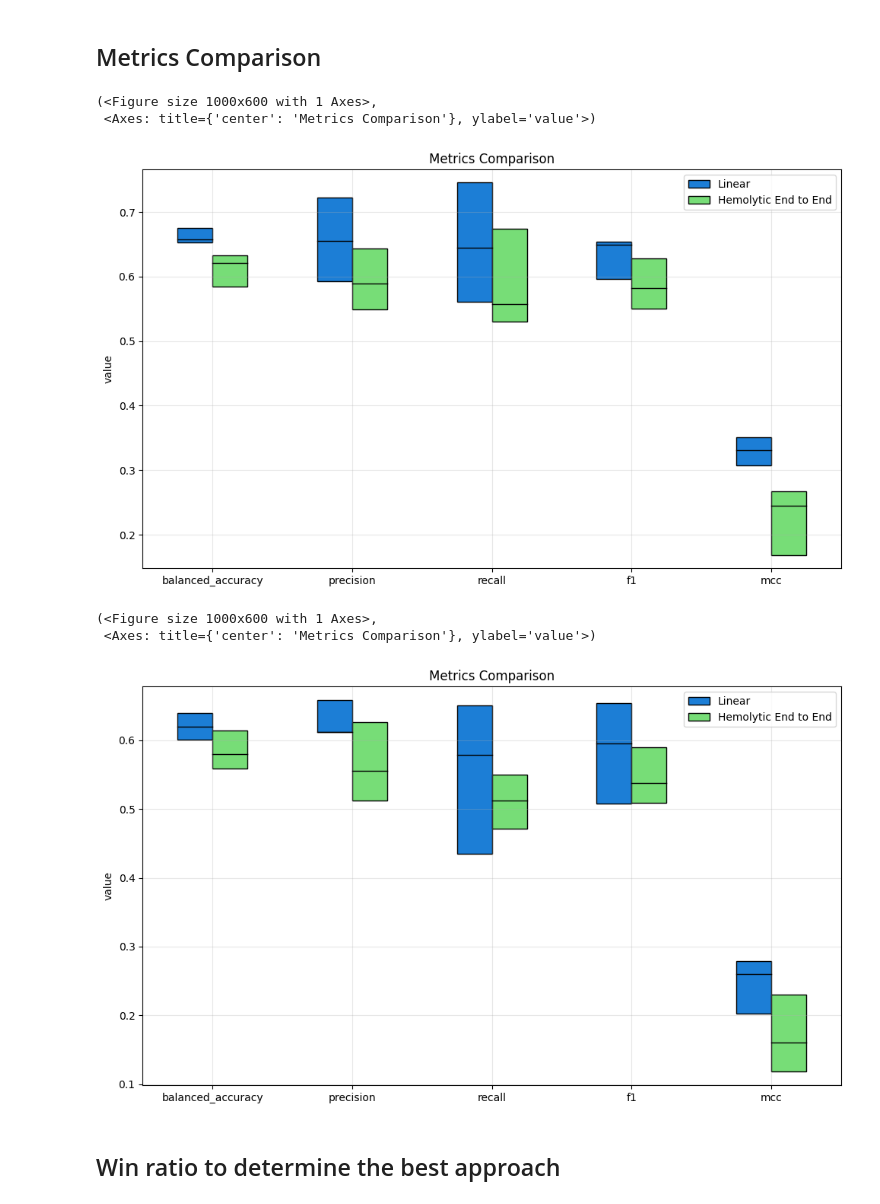
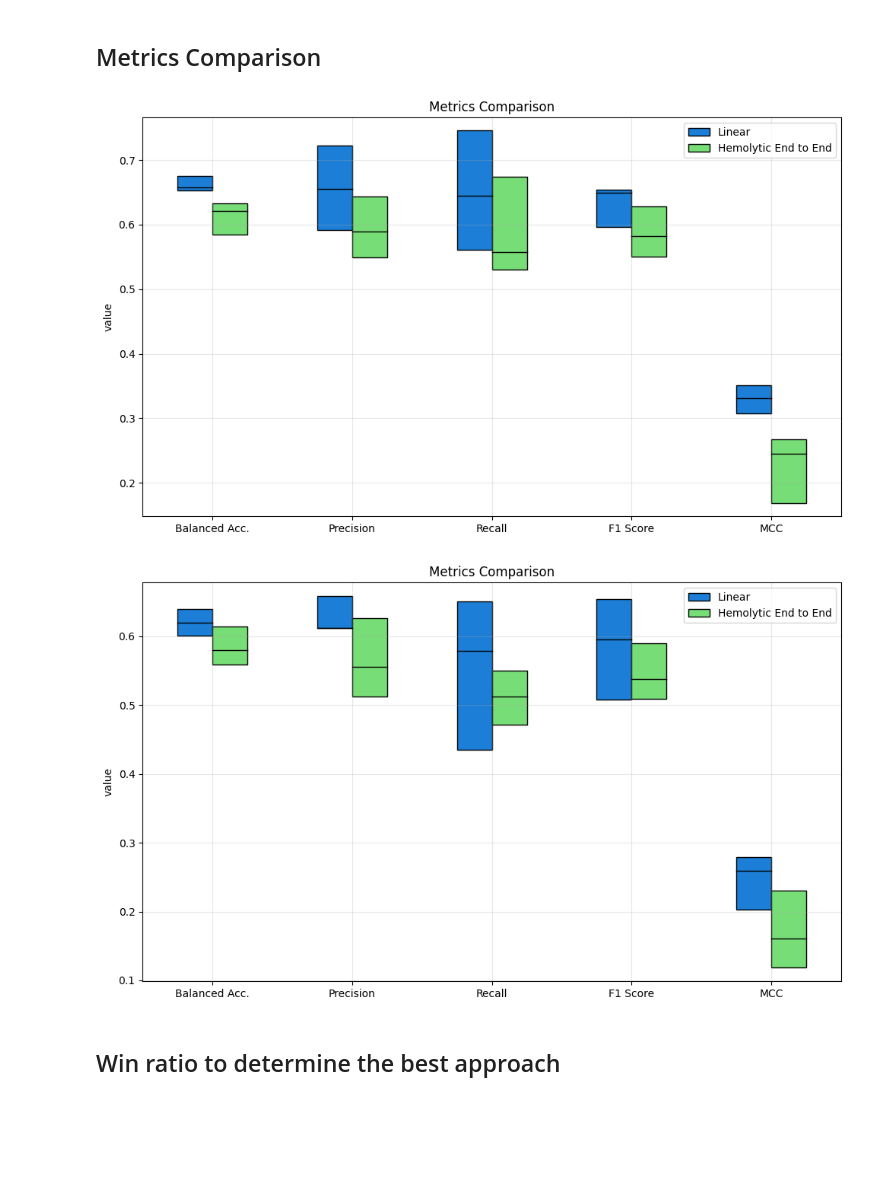
Before and after one commit to anthol42/QMAP, a Jupyter notebook: projects/full_hemolytic.ipynb, the cells around one changed output. Cells and saved outputs as stored; diff of their text form; code cells hidden in the pictures; blank space fills up the shorter version.

```diff
--- a/projects/full_hemolytic.ipynb
+++ b/projects/full_hemolytic.ipynb
@@ -68,7 +71,7 @@ def plot_metric_comp(metric, threshold):
     plt.tight_layout()
     return fig, ax
 
-def plot_all_metrics(metrics, threshold):
+def plot_all_metrics(metrics, threshold, alias: list[str] = None):
     """
     Plot the performances of the three different approaches for all metrics at a given threshold. The maximum and minimum values are removed to reduce the noise.
     Args:
@@ -110,7 +113,7 @@ def plot_all_metrics(metrics, threshold):
             y_max = max(max_ for _, _, max_ in all_measures)
 
     ax.set_xticks([i + 0.5 for i in range(len(metrics))])
-    ax.set_xticklabels(metrics)
+    ax.set_xticklabels(alias or metrics)
     ax.set_ylabel('value')
     ax.set_title(f'Metrics Comparison')
     ax.legend()
@@ -124,17 +127,15 @@ def plot_all_metrics(metrics, threshold):
 # %% [markdown]
 ## Metrics Comparison
 # %%
-plot_all_metrics(["balanced_accuracy", 'precision', 'recall', 'f1', 'mcc'], 55)
+plot_all_metrics(["balanced_accuracy", 'precision', 'recall', 'f1', 'mcc'], 55, ['Balanced Acc.', 'Precision', 'Recall', 'F1 Score', 'MCC'])
+plt.savefig("figs/hemo_metrics_comparison_55.svg")
 # %% [output]
-(<Figure size 1000x600 with 1 Axes>,
- <Axes: title={'center': 'Metrics Comparison'}, ylabel='value'>)
-[figure, old version]
+[figure, new version]
 # %%
-plot_all_metrics(["balanced_accuracy", 'precision', 'recall', 'f1', 'mcc'], 60)
+plot_all_metrics(["balanced_accuracy", 'precision', 'recall', 'f1', 'mcc'], 60, ['Balanced Acc.', 'Precision', 'Recall', 'F1 Score', 'MCC'])
+plt.savefig("figs/hemo_metrics_comparison_60.svg")
 # %% [output]
-(<Figure size 1000x600 with 1 Axes>,
- <Axes: title={'center': 'Metrics Comparison'}, ylabel='value'>)
-[figure, old version]
+[figure, new version]
 # %% [markdown]
 ## Win ratio to determine the best approach
 # %%
```
Also changed, not shown: parts of 8 cells of this notebook, 3 other files.
